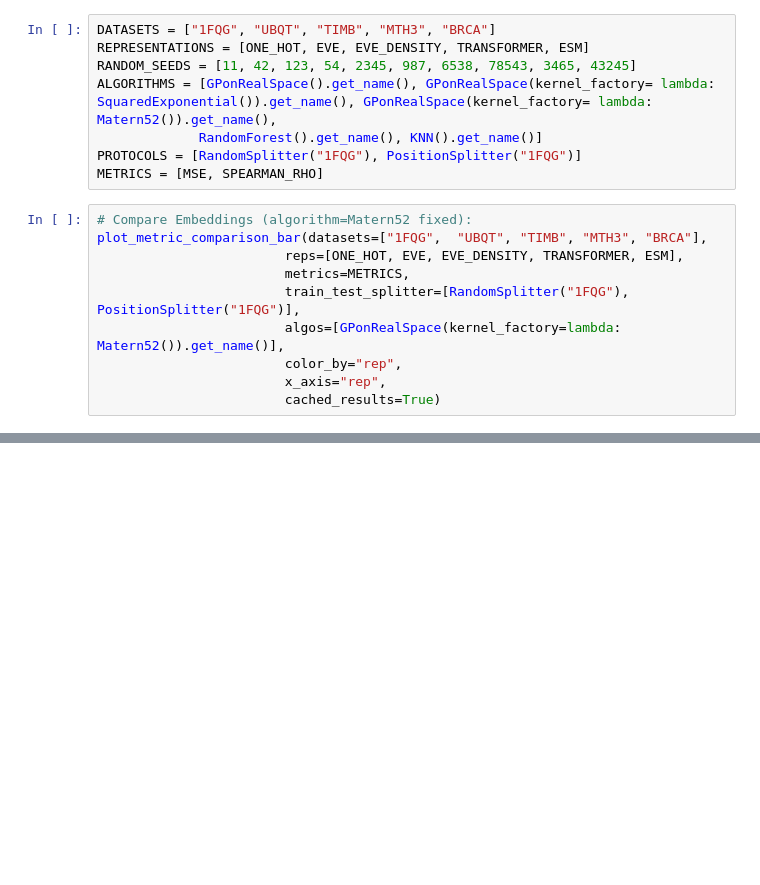
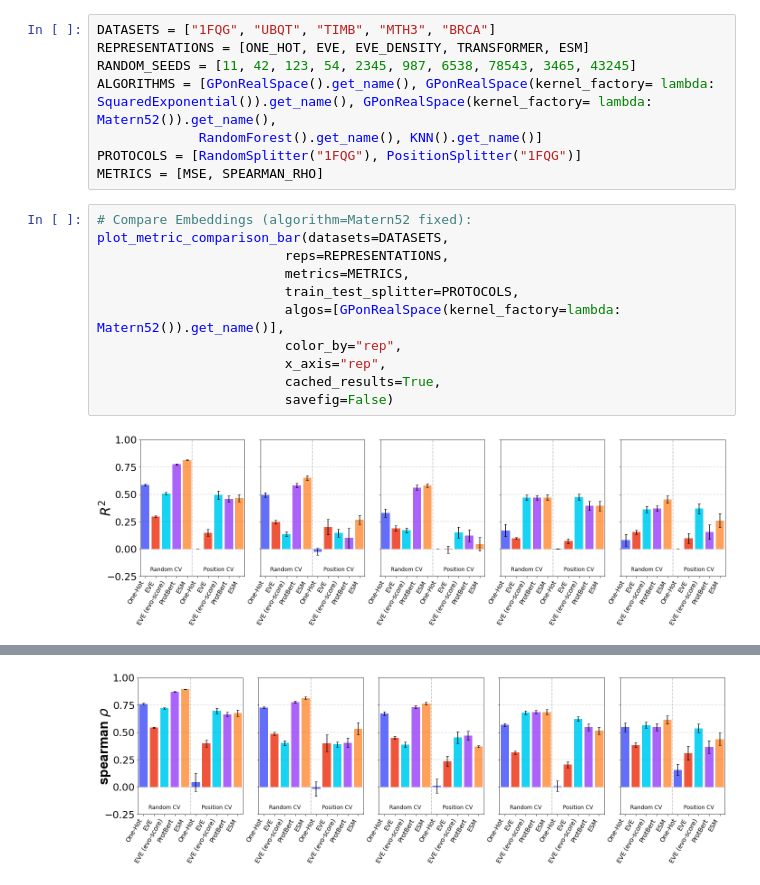
Before and after one commit to MachineLearningLifeScience/protein_regression, a Jupyter notebook: notebooks/figures_main.ipynb, the cells around one changed output, grey strips where cells are left out. Cells and saved outputs as stored; diff of their text form; blank space fills up the shorter version.

```diff
--- a/notebooks/figures_main.ipynb
+++ b/notebooks/figures_main.ipynb
@@ -31,12 +45,14 @@ PROTOCOLS = [RandomSplitter("1FQG"), PositionSplitter("1FQG")]
 METRICS = [MSE, SPEARMAN_RHO]
 # %%
 # Compare Embeddings (algorithm=Matern52 fixed):
-plot_metric_comparison_bar(datasets=["1FQG",  "UBQT", "TIMB", "MTH3", "BRCA"],
-                        reps=[ONE_HOT, EVE, EVE_DENSITY, TRANSFORMER, ESM],
+plot_metric_comparison_bar(datasets=DATASETS,
+                        reps=REPRESENTATIONS,
                         metrics=METRICS,
-                        train_test_splitter=[RandomSplitter("1FQG"), PositionSplitter("1FQG")],
+                        train_test_splitter=PROTOCOLS,
                         algos=[GPonRealSpace(kernel_factory=lambda: Matern52()).get_name()],
                         color_by="rep",
                         x_axis="rep",
-                        cached_results=True)
+                        cached_results=True,
+                        savefig=False)
 # %% [output]
+[figure, added]
@@ -44,3 +64,4 @@ AttributeError: 'NoneType' object has no attribute 'experiment_id'
+[figure, added]
 # %%
 # Compare Regressors (representation=ESM fixed):
 plot_metric_comparison_bar(
```
Also changed, not shown: parts of 10 cells of this notebook.
